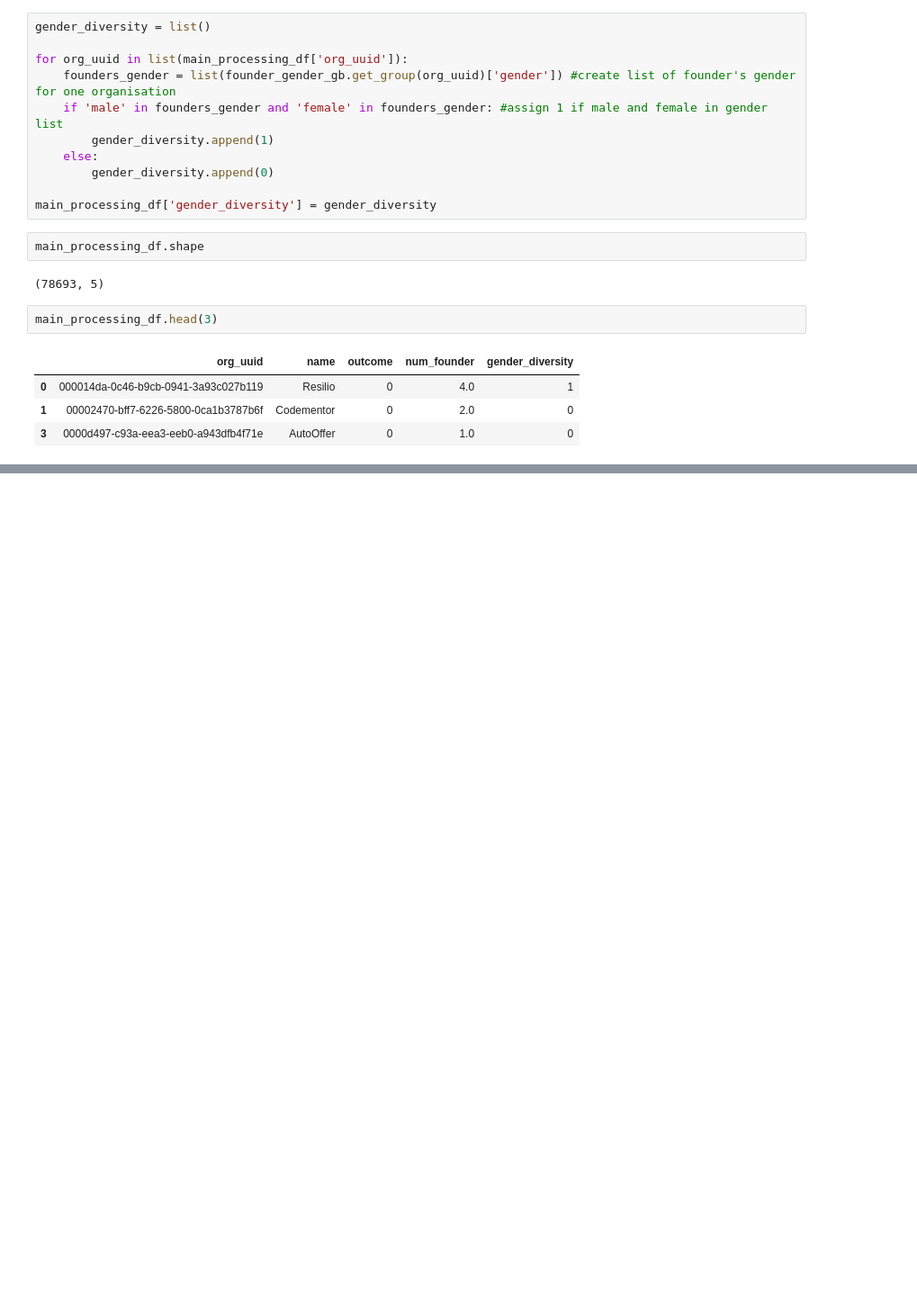
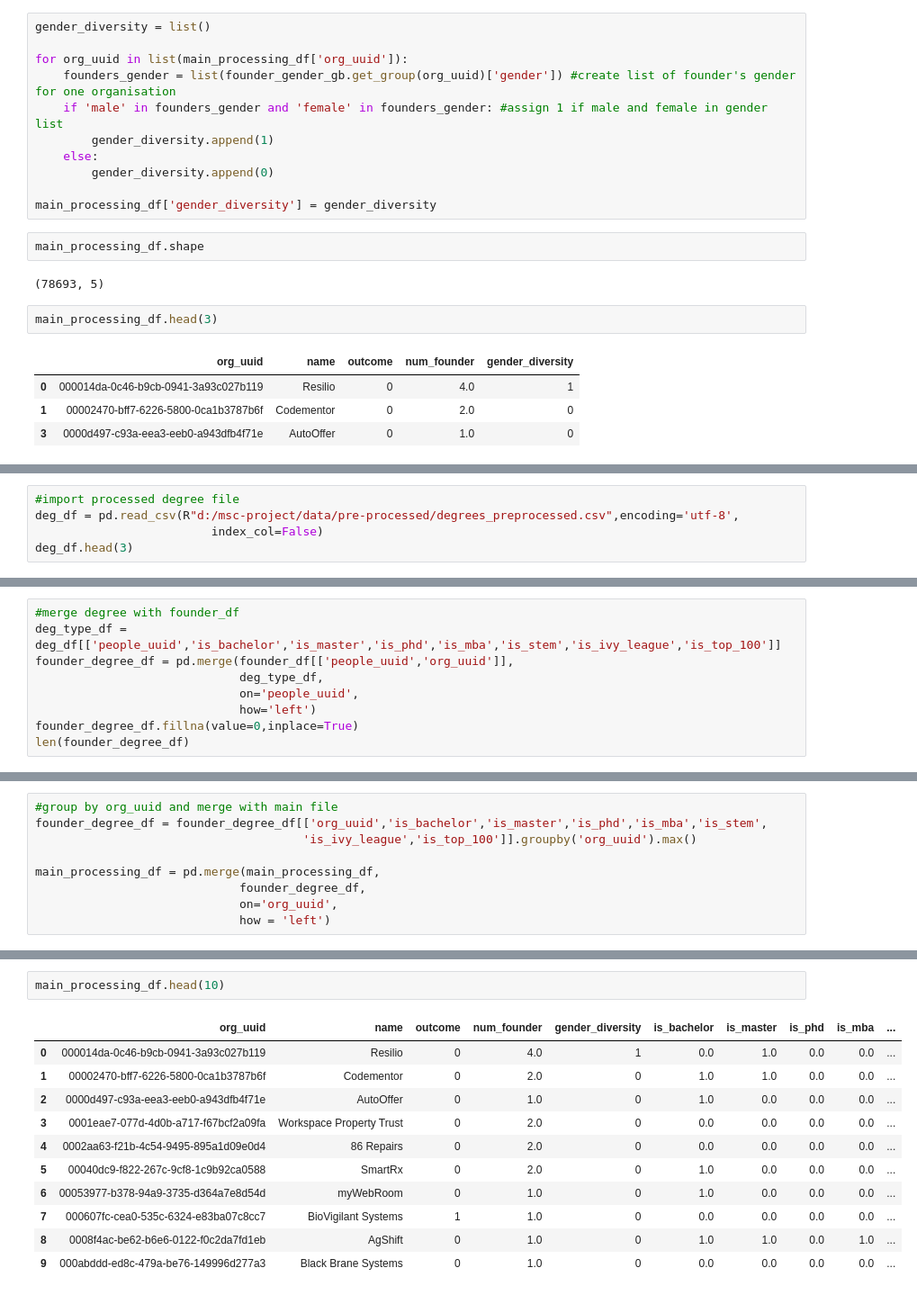
Before and after one commit to csynbiosys/dissertations-2021-info, a Jupyter notebook: rahim_ghani_predict/features-development-people.ipynb, the cells around one changed output, grey strips where cells are left out. Shown at 90% size. Cells and saved outputs as stored; diff of their text form; blank space fills up the shorter version.

Commit message:
update on people's features for degree

```diff
--- a/rahim_ghani_predict/features-development-people.ipynb
+++ b/rahim_ghani_predict/features-development-people.ipynb
@@ -113,0 +117,5 @@ AttributeError: 'DataFrame' object has no attribute 'cl'
+# %%
+#import processed degree file
+deg_df = pd.read_csv(R"d:/msc-project/data/pre-processed/degrees_preprocessed.csv",encoding='utf-8',
+                         index_col=False)
+deg_df.head(3)
@@ -113,0 +127,9 @@ AttributeError: 'DataFrame' object has no attribute 'cl'
+# %%
+#merge degree with founder_df
+deg_type_df = deg_df[['people_uuid','is_bachelor','is_master','is_phd','is_mba','is_stem','is_ivy_league','is_top_100']]
+founder_degree_df = pd.merge(founder_df[['people_uuid','org_uuid']],
+                             deg_type_df,
+                             on='people_uuid',
+                             how='left')
+founder_degree_df.fillna(value=0,inplace=True)
+len(founder_degree_df)
@@ -113,0 +147,9 @@ AttributeError: 'DataFrame' object has no attribute 'cl'
+# %%
+#group by org_uuid and merge with main file
+founder_degree_df = founder_degree_df[['org_uuid','is_bachelor','is_master','is_phd','is_mba','is_stem',
+                                      'is_ivy_league','is_top_100']].groupby('org_uuid').max()
+
+main_processing_df = pd.merge(main_processing_df,
+                             founder_degree_df,
+                             on='org_uuid',
+                             how = 'left')
@@ -113,0 +173,14 @@ AttributeError: 'DataFrame' object has no attribute 'cl'
+# %%
+main_processing_df.head(10)
+# %% [output]
+|  | org_uuid | name | outcome | num_founder | gender_diversity | is_bachelor | is_master | is_phd | is_mba | ... |
+| 0 | 000014da-0c46-b9cb-0941-3a93c027b119 | Resilio | 0 | 4.0 | 1 | 0.0 | 1.0 | 0.0 | 0.0 | ... |
+| 1 | 00002470-bff7-6226-5800-0ca1b3787b6f | Codementor | 0 | 2.0 | 0 | 1.0 | 1.0 | 0.0 | 0.0 | ... |
+| 2 | 0000d497-c93a-eea3-eeb0-a943dfb4f71e | AutoOffer | 0 | 1.0 | 0 | 1.0 | 0.0 | 0.0 | 0.0 | ... |
+| 3 | 0001eae7-077d-4d0b-a717-f67bcf2a09fa | Workspace Property Trust | 0 | 2.0 | 0 | 0.0 | 0.0 | 0.0 | 0.0 | ... |
+| 4 | 0002aa63-f21b-4c54-9495-895a1d09e0d4 | 86 Repairs | 0 | 2.0 | 0 | 0.0 | 0.0 | 0.0 | 0.0 | ... |
+| 5 | 00040dc9-f822-267c-9cf8-1c9b92ca0588 | SmartRx | 0 | 2.0 | 0 | 1.0 | 0.0 | 0.0 | 0.0 | ... |
+| 6 | 00053977-b378-94a9-3735-d364a7e8d54d | myWebRoom | 0 | 1.0 | 0 | 1.0 | 0.0 | 0.0 | 0.0 | ... |
+| 7 | 000607fc-cea0-535c-6324-e83ba07c8cc7 | BioVigilant Systems | 1 | 1.0 | 0 | 0.0 | 0.0 | 0.0 | 0.0 | ... |
+| 8 | 0008f4ac-be62-b6e6-0122-f0c2da7fd1eb | AgShift | 0 | 1.0 | 0 | 1.0 | 1.0 | 0.0 | 1.0 | ... |
+| 9 | 000abddd-ed8c-479a-be76-149996d277a3 | Black Brane Systems | 0 | 1.0 | 0 | 0.0 | 0.0 | 0.0 | 0.0 | ... |
```
Also changed, not shown: parts of 10 cells of this notebook, 5 other files.
